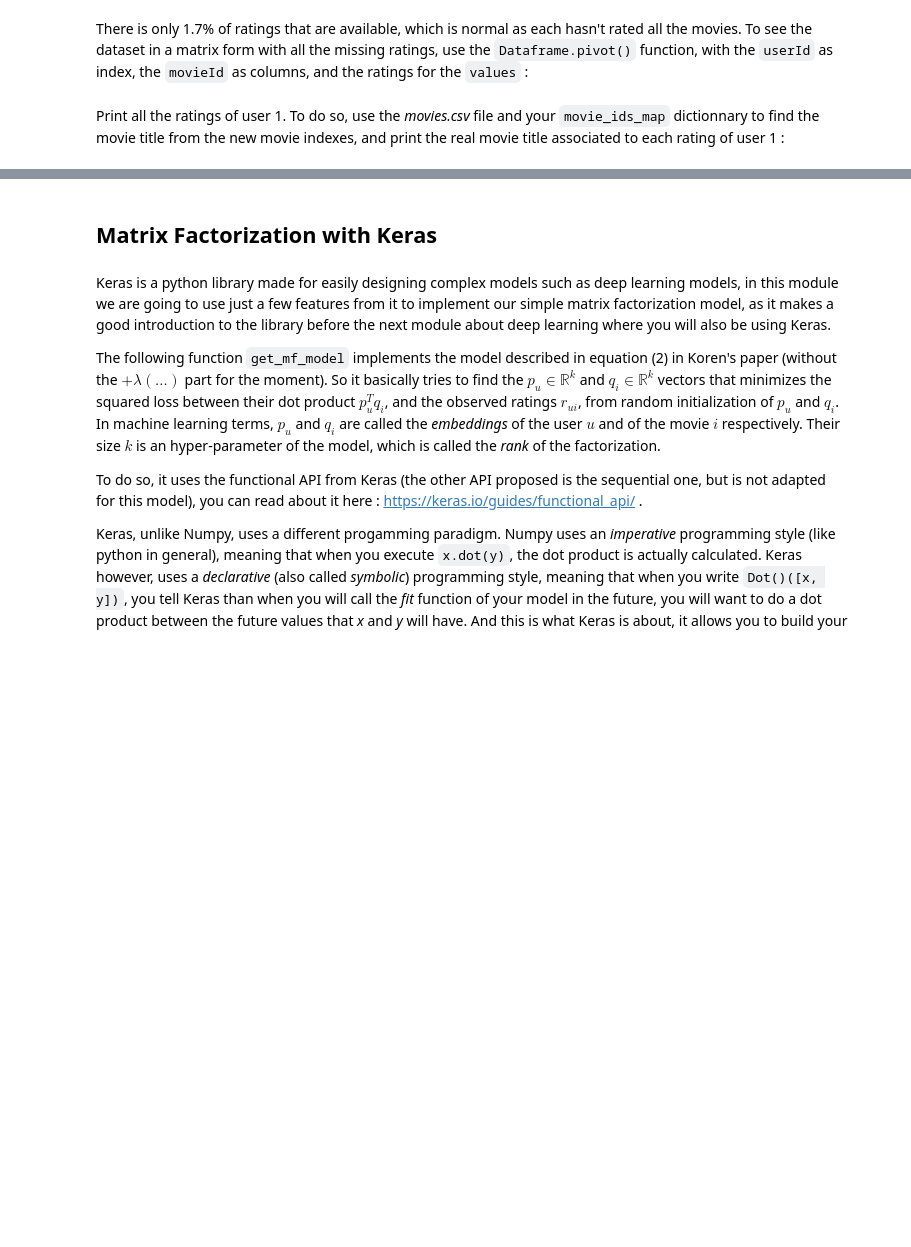
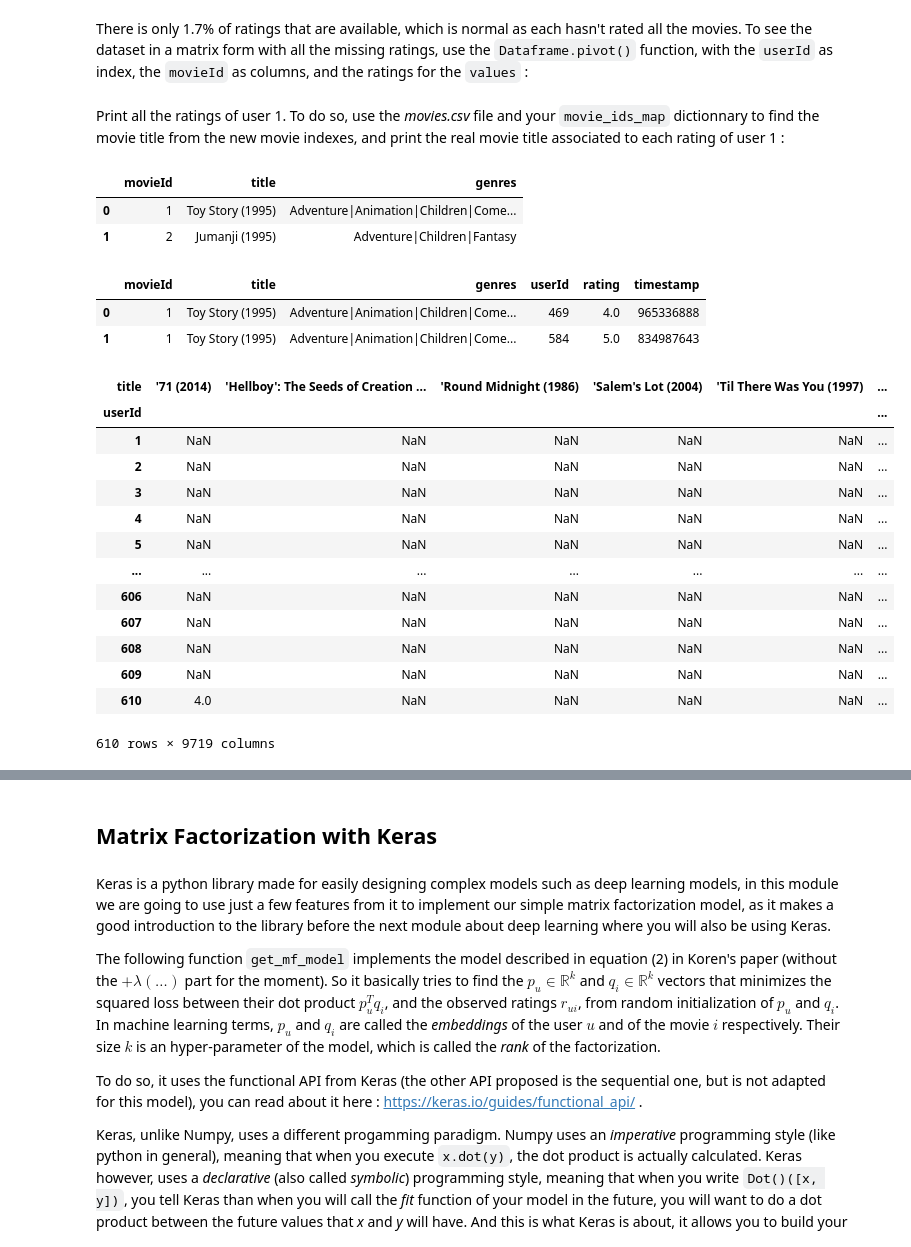
Before and after one commit to eusoumarkinhoz/ML4, a Jupyter notebook: ML4_recommender_systems/notebooks/Machine_Learning_4_Recommender_Systems.ipynb, the cells around one changed output, grey strips where cells are left out. Saved outputs shown, nothing was run; the diff lists cells and outputs as text; code cells hidden in the pictures; blank space fills up the shorter version.

```diff
--- a/ML4_recommender_systems/notebooks/Machine_Learning_4_Recommender_Systems.ipynb
+++ b/ML4_recommender_systems/notebooks/Machine_Learning_4_Recommender_Systems.ipynb
@@ -150,0 +213,32 @@ Print all the ratings of user 1. To do so, use the *movies.csv* file and your `m
+# %%
+df_movies = pd.read_csv('../data/ml-latest-small/movies.csv')
+df_movies.head(2)
+# %% [output]
+|  | movieId | title | genres |
+| 0 | 1 | Toy Story (1995) | Adventure|Animation|Children|Come... |
+| 1 | 2 | Jumanji (1995) | Adventure|Children|Fantasy |
+# %%
+df_merged = pd.merge(df_movies, dataset, on='movieId')
+df_merged.head(2)
+# %% [output]
+|  | movieId | title | genres | userId | rating | timestamp |
+| 0 | 1 | Toy Story (1995) | Adventure|Animation|Children|Come... | 469 | 4.0 | 965336888 |
+| 1 | 1 | Toy Story (1995) | Adventure|Animation|Children|Come... | 584 | 5.0 | 834987643 |
+# %%
+dataset_recommend2 = df_merged.pivot_table(index='userId', columns='title', values='rating')
+dataset_recommend2
+# %% [output]
+| title | '71 (2014) | 'Hellboy': The Seeds of Creation ... | 'Round Midnight (1986) | 'Salem's Lot (2004) | 'Til There Was You (1997) | ... |
+| userId |  |  |  |  |  | ... |
+| 1 | NaN | NaN | NaN | NaN | NaN | ... |
+| 2 | NaN | NaN | NaN | NaN | NaN | ... |
+| 3 | NaN | NaN | NaN | NaN | NaN | ... |
+| 4 | NaN | NaN | NaN | NaN | NaN | ... |
+| 5 | NaN | NaN | NaN | NaN | NaN | ... |
+| ... | ... | ... | ... | ... | ... | ... |
+| 606 | NaN | NaN | NaN | NaN | NaN | ... |
+| 607 | NaN | NaN | NaN | NaN | NaN | ... |
+| 608 | NaN | NaN | NaN | NaN | NaN | ... |
+| 609 | NaN | NaN | NaN | NaN | NaN | ... |
+| 610 | 4.0 | NaN | NaN | NaN | NaN | ... |
+610 rows × 9719 columns
```
Also changed, not shown: parts of 16 cells of this notebook.
